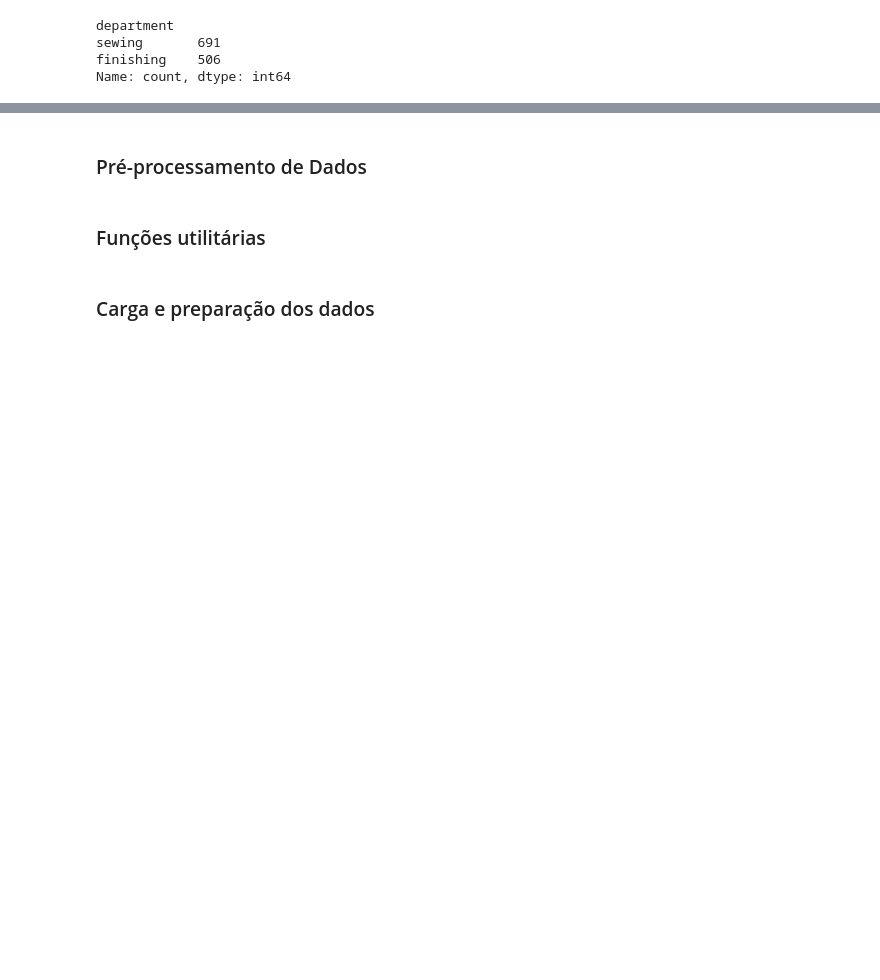
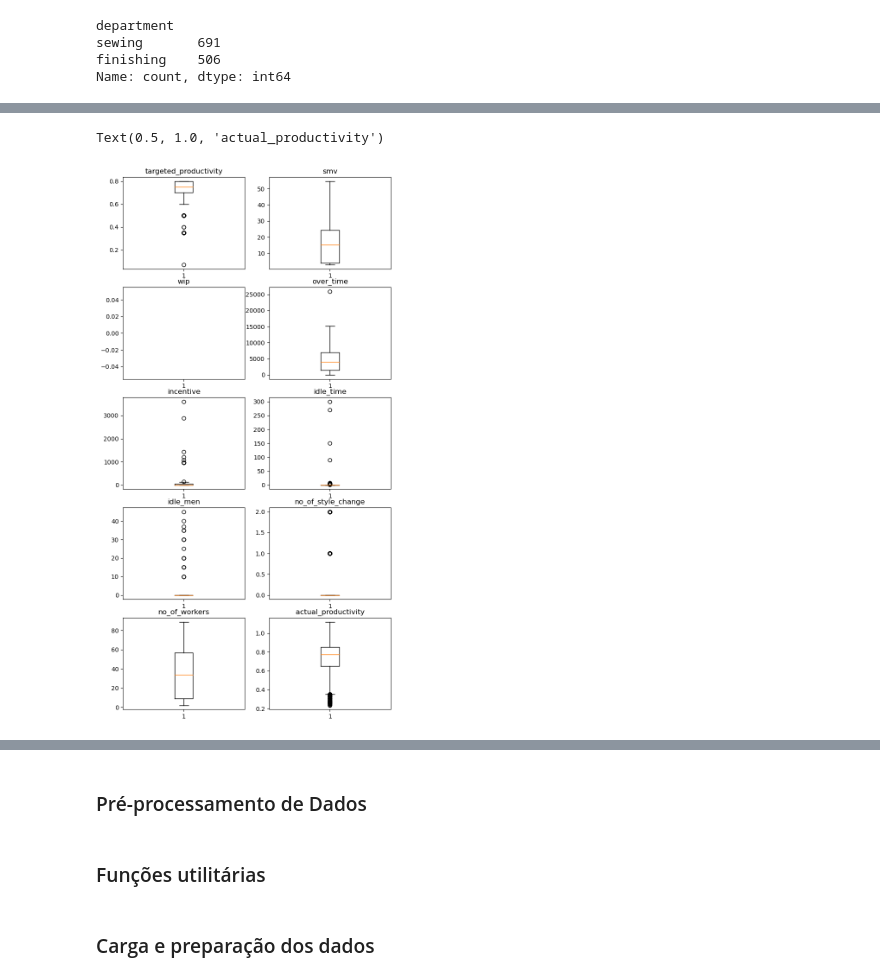
Before and after one commit to luis-rveiga/pucrj-cienciadadosanalytics, a Jupyter notebook: mvp-sprint-analise-dados/mvp-sprint-analise-dados-final.ipynb, the cells around one changed output, grey strips where cells are left out. Cells and saved outputs as stored; diff of their text form; code cells hidden in the pictures; blank space fills up the shorter version.

```diff
--- a/mvp-sprint-analise-dados/mvp-sprint-analise-dados-final.ipynb
+++ b/mvp-sprint-analise-dados/mvp-sprint-analise-dados-final.ipynb
@@ -159,0 +221,36 @@ Name: count, dtype: int64
+# %%
+# Visualizando a distribuição dos atributos utilizando boxplots
+fig, ax = plt.subplots(5,2, figsize = (8,16))
+
+ax[0,0].boxplot(dataset['targeted_productivity'])
+ax[0,0].set_title('targeted_productivity')
+
+ax[0,1].boxplot(dataset['smv'])
+ax[0,1].set_title('smv')
+
+ax[1,0].boxplot(dataset['wip'])
+ax[1,0].set_title('wip')
+
+ax[1,1].boxplot(dataset['over_time'])
+ax[1,1].set_title('over_time')
+
+ax[2,0].boxplot(dataset['incentive'])
+ax[2,0].set_title('incentive')
+
+ax[2,1].boxplot(dataset['idle_time'])
+ax[2,1].set_title('idle_time')
+
+ax[3,0].boxplot(dataset['idle_men'])
+ax[3,0].set_title('idle_men')
+
+ax[3,1].boxplot(dataset['no_of_style_change'])
+ax[3,1].set_title('no_of_style_change')
+
+ax[4,0].boxplot(dataset['no_of_workers'])
+ax[4,0].set_title('no_of_workers')
+
+ax[4,1].boxplot(dataset['actual_productivity'])
+ax[4,1].set_title('actual_productivity')
+# %% [output]
+Text(0.5, 1.0, 'actual_productivity')
+[figure, added]
```
Also changed, not shown: parts of 14 cells of this notebook.
